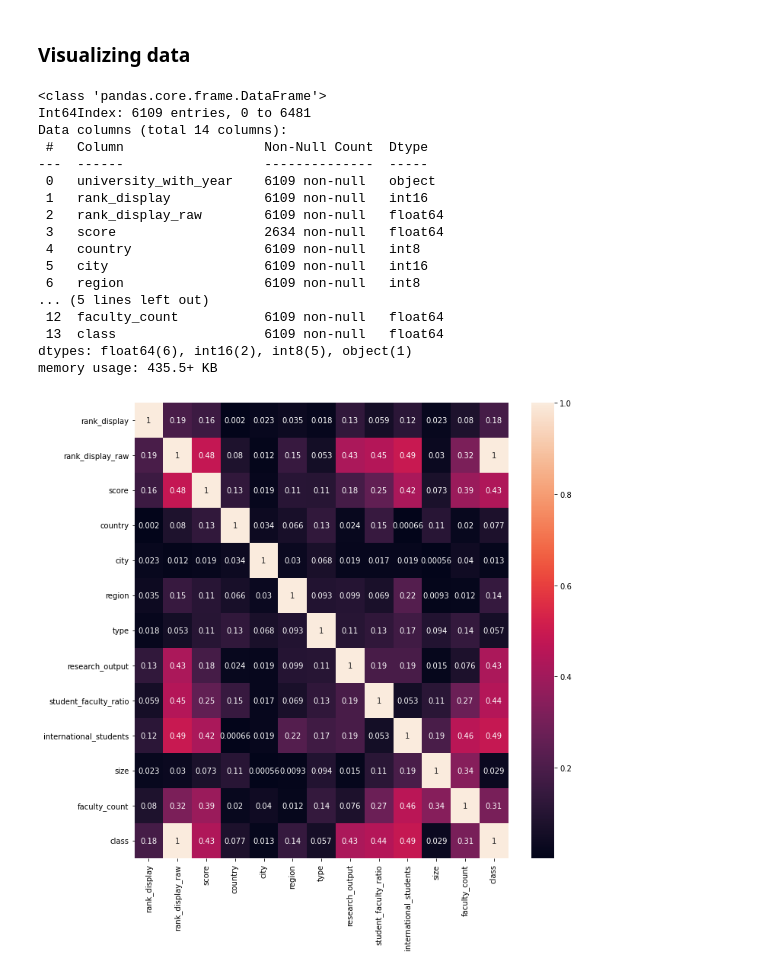
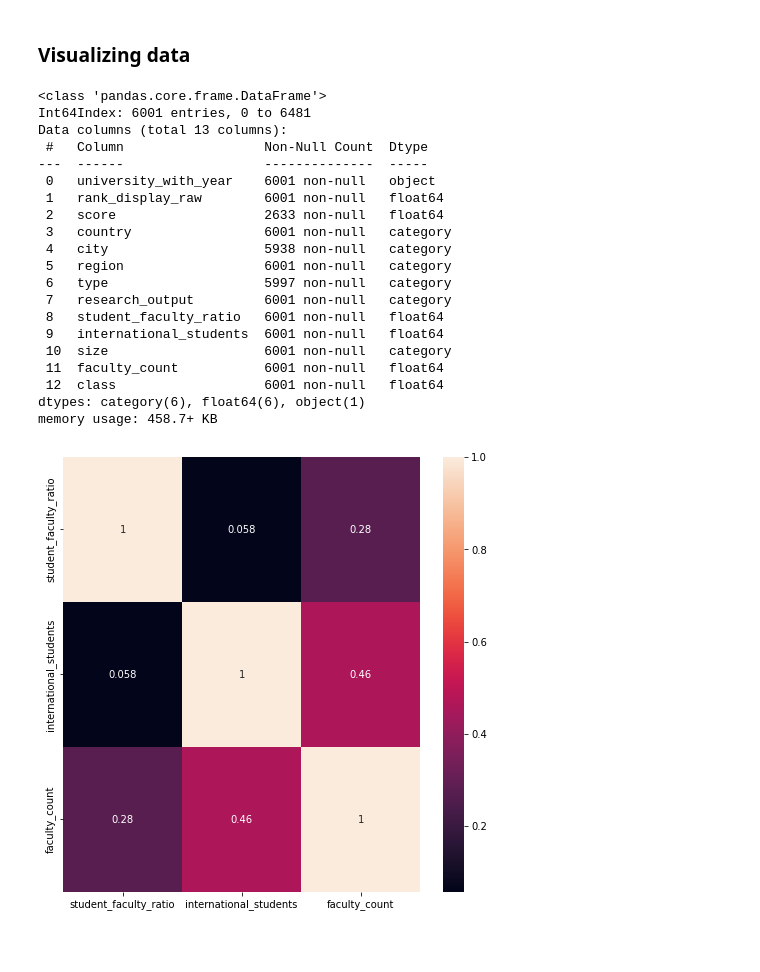
Before and after one commit to Gurleenp/IFT870, a Jupyter notebook: Projet/cleaning.ipynb, the cells around one changed output. Saved outputs shown, nothing was run; the diff lists cells and outputs as text; code cells hidden in the pictures; blank space fills up the shorter version.

```diff
--- a/Projet/cleaning.ipynb
+++ b/Projet/cleaning.ipynb
@@ -118,7 +118,7 @@ for col in data.columns:
     if is_object_dtype(data[col]):
         data[col] = data[col].str.lower()
         data[col] = data[col].astype('category')
-        data[col] = data[col].cat.codes + 1
+        # data[col] = data[col].cat.codes + 1
 # %% [markdown]
 ### Analysing Missing Values
 # %%
@@ -287,7 +288,7 @@ total data lost due to cleaning: 5.75%
 ### Write final data
 # %%
 data.dropna(subset=["class"], inplace=True)
-data.drop(labels=["university", "year"], axis=1, inplace=True)
+data.drop(labels=["university", "year", "rank_display"], axis=1, inplace=True)
 data.to_csv("clean_data.csv")
 # %% [markdown]
 ### Visualizing data
@@ -295,29 +296,36 @@ data.to_csv("clean_data.csv")
 data.info()
 # %% [output]
 <class 'pandas.core.frame.DataFrame'>
-Int64Index: 6109 entries, 0 to 6481
-Data columns (total 14 columns):
+Int64Index: 6001 entries, 0 to 6481
+Data columns (total 13 columns):
  #   Column                  Non-Null Count  Dtype
 ---  ------                  --------------  -----
- 0   university_with_year    6109 non-null   object
- 1   rank_display            6109 non-null   int16
- 2   rank_display_raw        6109 non-null   float64
- 3   score                   2634 non-null   float64
- 4   country                 6109 non-null   int8
- 5   city                    6109 non-null   int16
- 6   region                  6109 non-null   int8
-... (5 lines left out)
- 12  faculty_count           6109 non-null   float64
- 13  class                   6109 non-null   float64
-dtypes: float64(6), int16(2), int8(5), object(1)
-memory usage: 435.5+ KB
+ 0   university_with_year    6001 non-null   object
+ 1   rank_display_raw        6001 non-null   float64
+ 2   score                   2633 non-null   float64
+ 3   country                 6001 non-null   category
+ 4   city                    5938 non-null   category
+ 5   region                  6001 non-null   category
+ 6   type                    5997 non-null   category
+ 7   research_output         6001 non-null   category
+ 8   student_faculty_ratio   6001 non-null   float64
+ 9   international_students  6001 non-null   float64
+ 10  size                    6001 non-null   category
+ 11  faculty_count           6001 non-null   float64
+ 12  class                   6001 non-null   float64
+dtypes: category(6), float64(6), object(1)
+memory usage: 458.7+ KB
 # %%
-data_corr = data.corr()
-plt.figure(figsize = (11,11))
+data_features = data.drop(
+    labels=["rank_display_raw", "score", "class"],
+    axis=1
+)
+data_corr = data_features.corr()
+plt.figure(figsize = (8,8))
 sns.heatmap(abs(data_corr), annot = True)
 plt.show()
 # %% [output]
-[figure, old version]
+[figure, new version]
 # %%
 ax = sns.countplot(x="class", data=data)
 ax.set_xticklabels(["0", "1", "2", "3", "4", "5", "6", "7", "8", "10", "12"])
```
Also changed, not shown: parts of 8 cells of this notebook, 1 other file.
